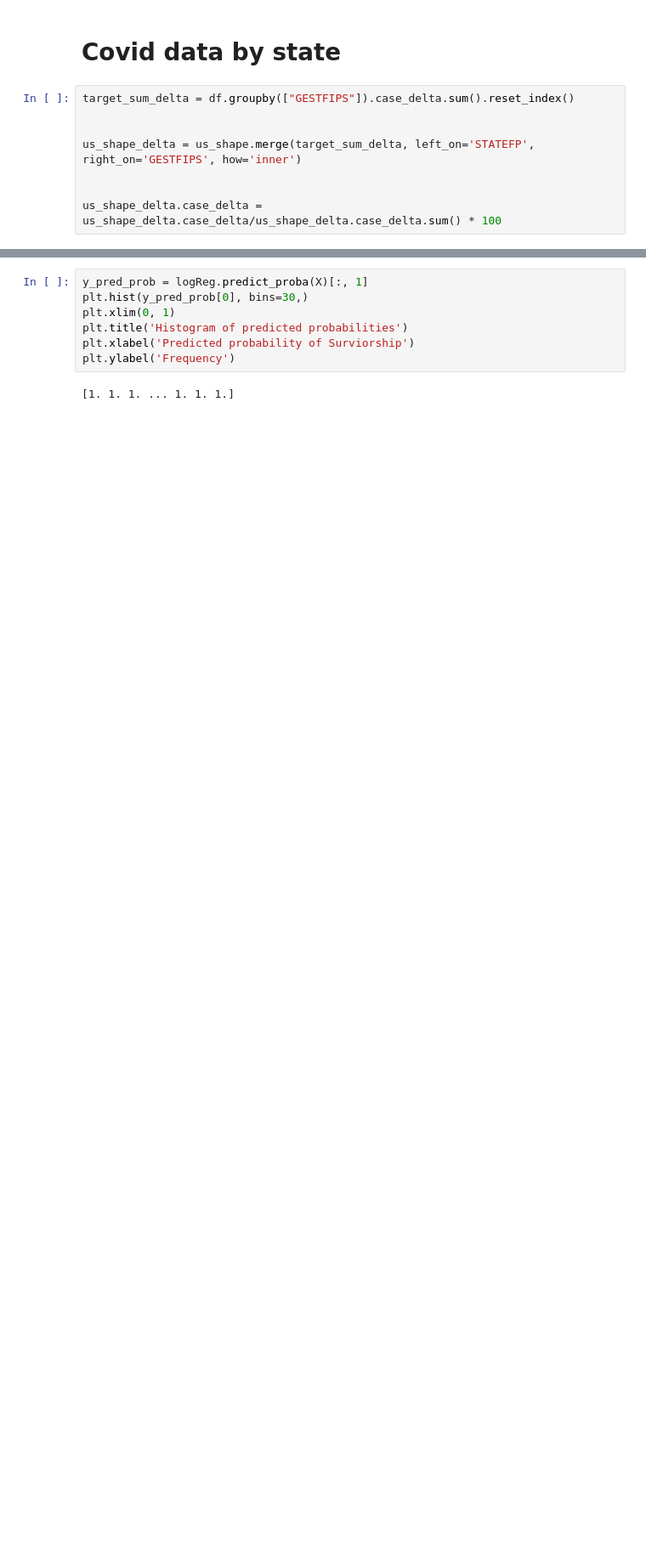
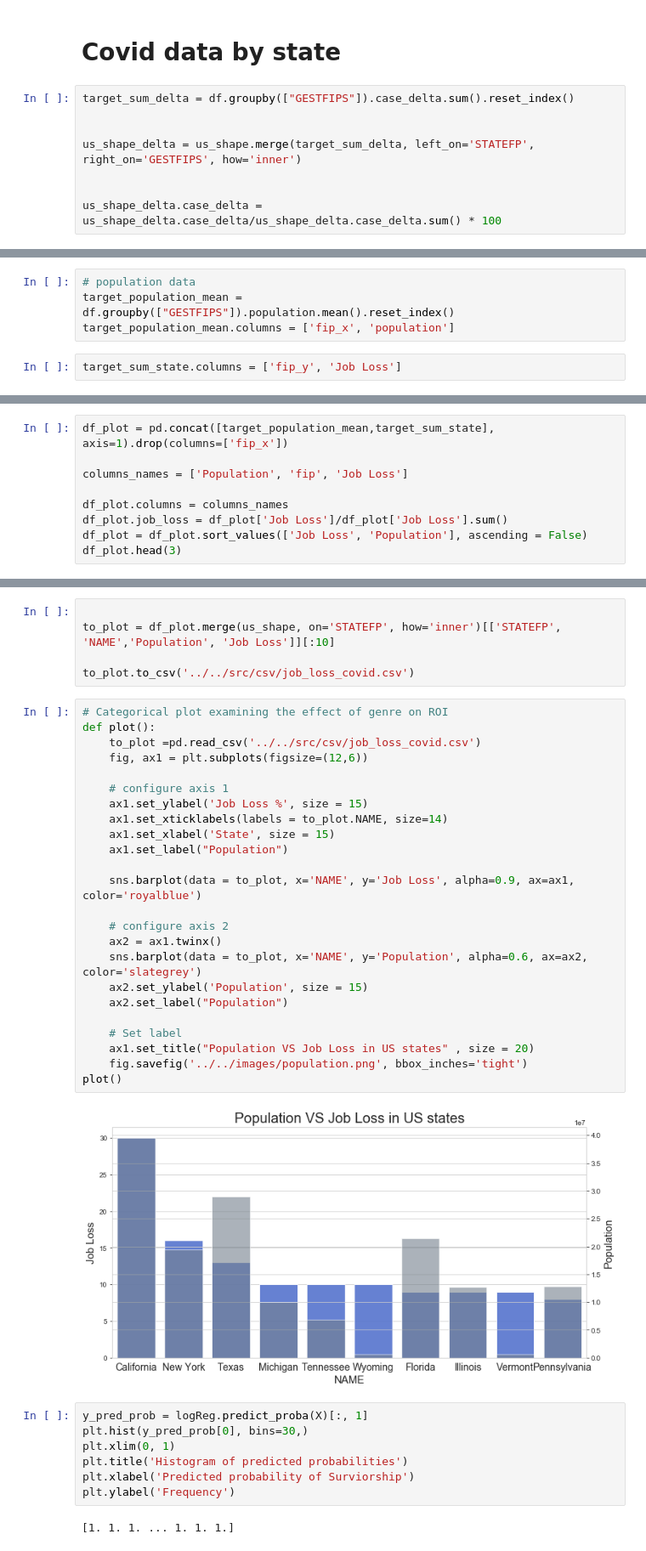
Before and after one commit to danvalen1/Corona-Employment, a Jupyter notebook: notebooks/tjh/Visualizations.ipynb, the cells around one changed output, grey strips where cells are left out. Shown at 85% size. Drawn from its saved outputs; the diff is of its cells as text; blank space fills up the shorter version.

```diff
--- a/notebooks/tjh/Visualizations.ipynb
+++ b/notebooks/tjh/Visualizations.ipynb
@@ -175,0 +201,6 @@ fig.savefig('../../images/confusion_matrix.png', bbox_inches='tight')
+# %%
+# population data
+target_population_mean = df.groupby(["GESTFIPS"]).population.mean().reset_index()
+target_population_mean.columns = ['fip_x', 'population']
+# %%
+target_sum_state.columns = ['fip_y', 'Job Loss']
@@ -175,0 +225,9 @@ fig.savefig('../../images/confusion_matrix.png', bbox_inches='tight')
+# %%
+df_plot = pd.concat([target_population_mean,target_sum_state], axis=1).drop(columns=['fip_x'])
+
+columns_names = ['Population', 'fip', 'Job Loss']
+
+df_plot.columns = columns_names
+df_plot.job_loss = df_plot['Job Loss']/df_plot['Job Loss'].sum()
+df_plot = df_plot.sort_values(['Job Loss', 'Population'], ascending = False)
+df_plot.head(3)
@@ -176,3 +239,34 @@ fig.savefig('../../images/confusion_matrix.png', bbox_inches='tight')
+# %%
+
+to_plot = df_plot.merge(us_shape, on='STATEFP', how='inner')[['STATEFP', 'NAME','Population', 'Job Loss']][:10]
+
+to_plot.to_csv('../../src/csv/job_loss_covid.csv')
+# %%
+# Categorical plot examining the effect of genre on ROI
+def plot():
+    to_plot =pd.read_csv('../../src/csv/job_loss_covid.csv')
+    fig, ax1 = plt.subplots(figsize=(12,6))
+
+    # configure axis 1
+    ax1.set_ylabel('Job Loss %', size = 15)
+    ax1.set_xticklabels(labels = to_plot.NAME, size=14)
+    ax1.set_xlabel('State', size = 15)
+    ax1.set_label("Population")
+
+    sns.barplot(data = to_plot, x='NAME', y='Job Loss', alpha=0.9, ax=ax1, color='royalblue')
+
+    # configure axis 2
+    ax2 = ax1.twinx()
+    sns.barplot(data = to_plot, x='NAME', y='Population', alpha=0.6, ax=ax2, color='slategrey')
+    ax2.set_ylabel('Population', size = 15)
+    ax2.set_label("Population")
+
+    # Set label
+    ax1.set_title("Population VS Job Loss in US states" , size = 20)
+    fig.savefig('../../images/population.png', bbox_inches='tight')
+plot()
+# %% [output]
+[figure, added]
 # %%
 y_pred_prob = logReg.predict_proba(X)[:, 1]
 plt.hist(y_pred_prob[0], bins=30,)
```
Also changed, not shown: parts of 9 cells of this notebook, 7 other files.
